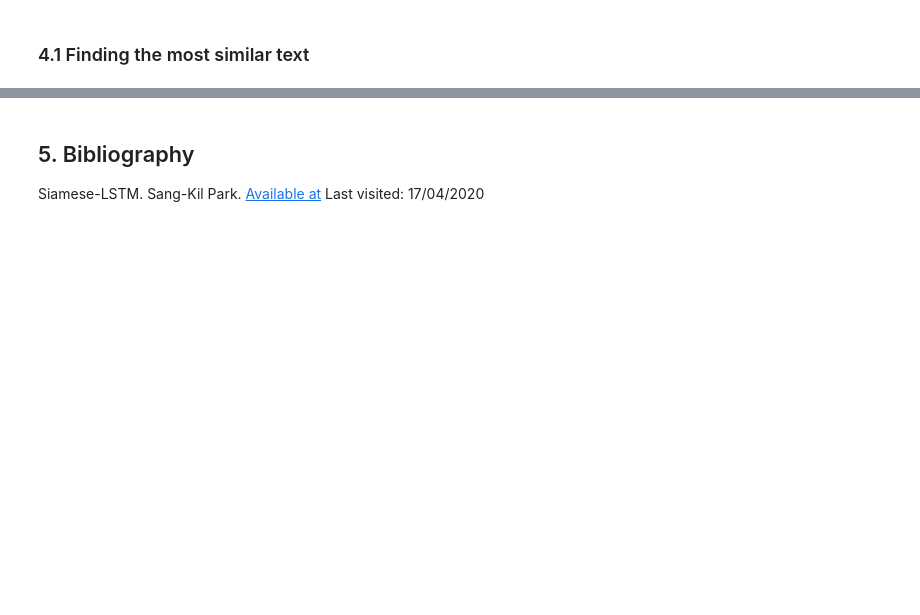
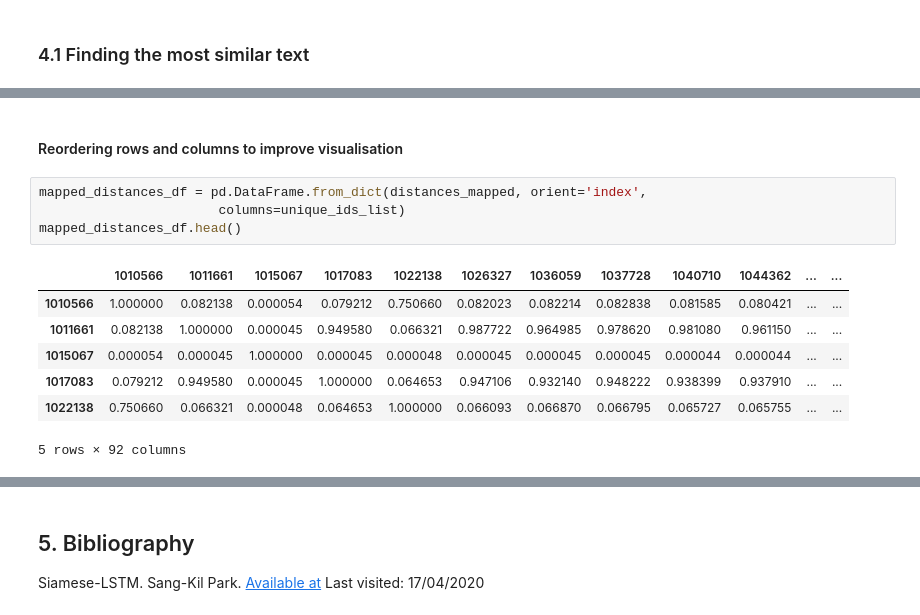
Before and after one commit to thiagolrpinho/nlp-similarity-models, a Jupyter notebook: main.ipynb, the cells around one changed output, grey strips where cells are left out. Drawn from its saved outputs; the diff is of its cells as text; blank space fills up the shorter version.

```diff
--- a/main.ipynb
+++ b/main.ipynb
@@ -418,0 +457,14 @@ judiciario justica federal assiste razao autora revista pensao morte devendo pag
+# %% [markdown]
+#### Reordering rows and columns to improve visualisation
+# %%
+mapped_distances_df = pd.DataFrame.from_dict(distances_mapped, orient='index',
+                       columns=unique_ids_list)
+mapped_distances_df.head()
+# %% [output]
+|  | 1010566 | 1011661 | 1015067 | 1017083 | 1022138 | 1026327 | 1036059 | 1037728 | 1040710 | 1044362 | ... | ... |
+| 1010566 | 1.000000 | 0.082138 | 0.000054 | 0.079212 | 0.750660 | 0.082023 | 0.082214 | 0.082838 | 0.081585 | 0.080421 | ... | ... |
+| 1011661 | 0.082138 | 1.000000 | 0.000045 | 0.949580 | 0.066321 | 0.987722 | 0.964985 | 0.978620 | 0.981080 | 0.961150 | ... | ... |
+| 1015067 | 0.000054 | 0.000045 | 1.000000 | 0.000045 | 0.000048 | 0.000045 | 0.000045 | 0.000045 | 0.000044 | 0.000044 | ... | ... |
+| 1017083 | 0.079212 | 0.949580 | 0.000045 | 1.000000 | 0.064653 | 0.947106 | 0.932140 | 0.948222 | 0.938399 | 0.937910 | ... | ... |
+| 1022138 | 0.750660 | 0.066321 | 0.000048 | 0.064653 | 1.000000 | 0.066093 | 0.066870 | 0.066795 | 0.065727 | 0.065755 | ... | ... |
+5 rows × 92 columns
```
Also changed, not shown: parts of 18 cells of this notebook.
